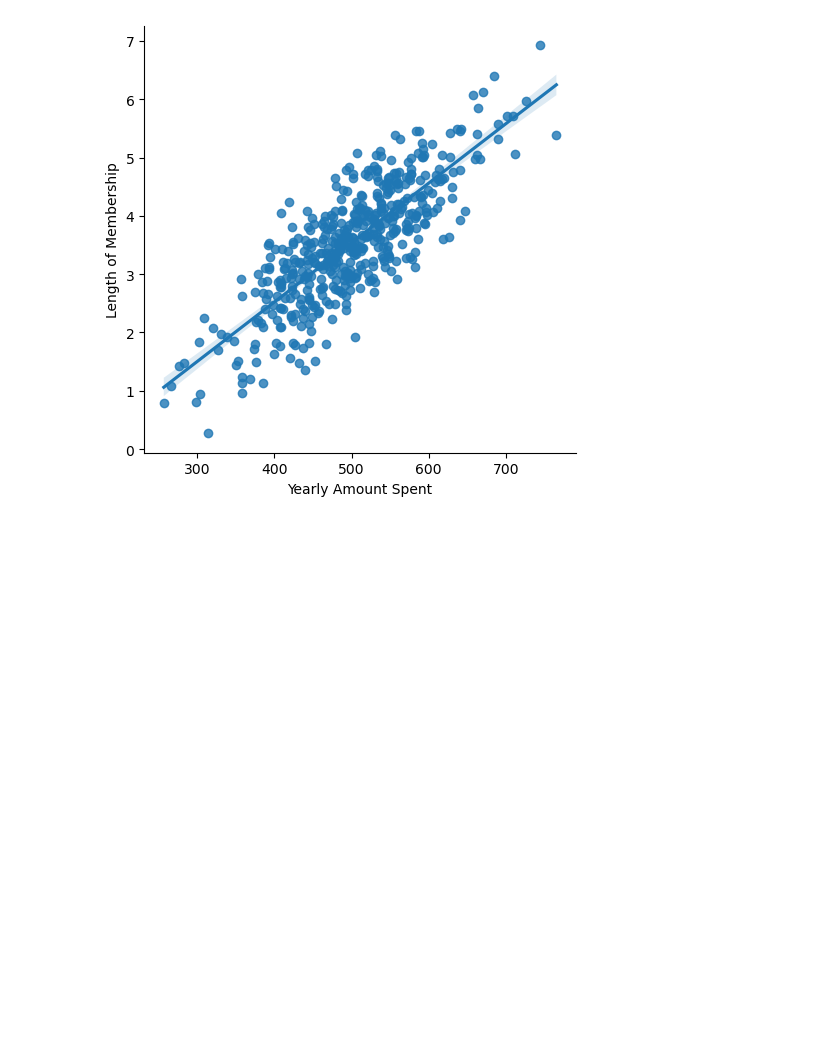
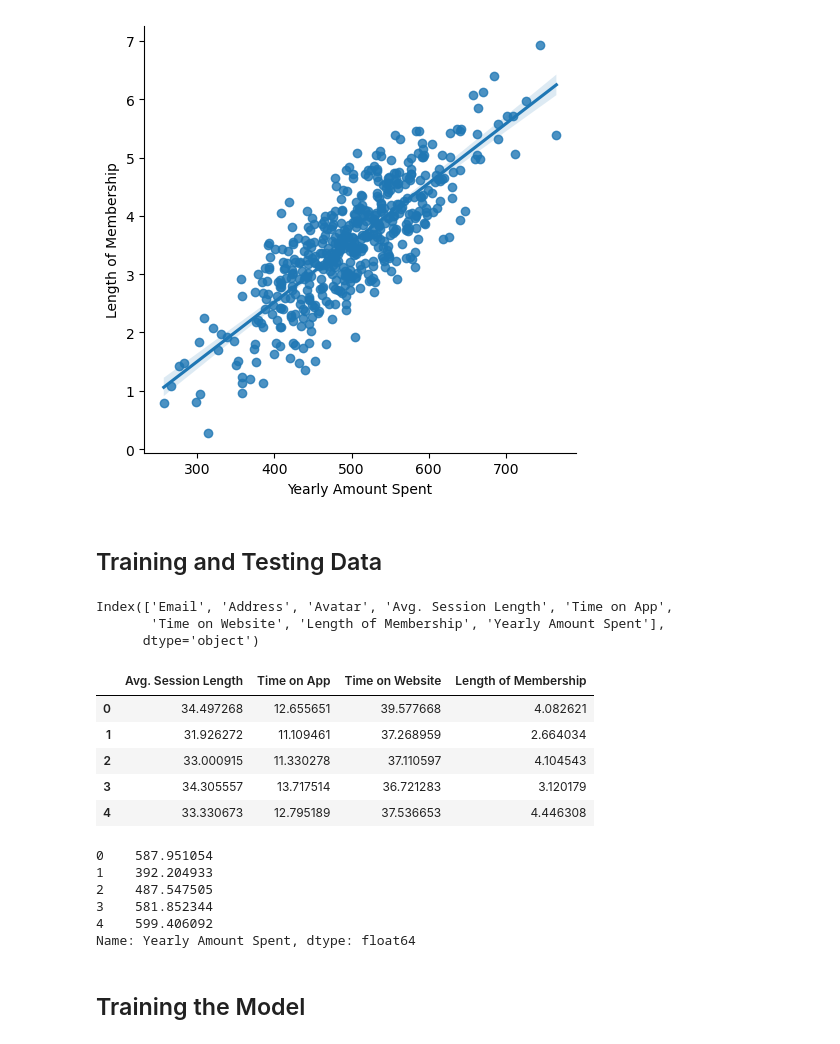
Before and after one commit to negarndn/Ecommerce-Platform-Analysis, a Jupyter notebook: Ecommerce-Platform-Analysis.ipynb, the cells around one changed output. Saved outputs shown, nothing was run; the diff lists cells and outputs as text; code cells hidden in the pictures; blank space fills up the shorter version.

Commit message:
build train and test data

```diff
--- a/Ecommerce-Platform-Analysis.ipynb
+++ b/Ecommerce-Platform-Analysis.ipynb
@@ -95,3 +95,22 @@ sns.lmplot(x= 'Yearly Amount Spent', y= 'Length of Membership', data= customers)
 # %% [output]
 <seaborn.axisgrid.FacetGrid at 0x...>
 [figure]
+# %% [markdown]
+## Training and Testing Data
+# %%
+customers.columns
+# %% [output]
+Index(['Email', 'Address', 'Avatar', 'Avg. Session Length', 'Time on App',
+       'Time on Website', 'Length of Membership', 'Yearly Amount Spent'],
+      dtype='object')
+# %%
+X= customers[['Avg. Session Length', 'Time on App', 'Time on Website', 'Length of Membership']]
+# %%
+X.head()
+# %% [output]
+|  | Avg. Session Length | Time on App | Time on Website | Length of Membership |
+| 0 | 34.497268 | 12.655651 | 39.577668 | 4.082621 |
+| 1 | 31.926272 | 11.109461 | 37.268959 | 2.664034 |
+| 2 | 33.000915 | 11.330278 | 37.110597 | 4.104543 |
+| 3 | 34.305557 | 13.717514 | 36.721283 | 3.120179 |
+| 4 | 33.330673 | 12.795189 | 37.536653 | 4.446308 |
@@ -97,0 +119,9 @@ sns.lmplot(x= 'Yearly Amount Spent', y= 'Length of Membership', data= customers)
+# %%
+y.head()
+# %% [output]
+0    587.951054
+1    392.204933
+2    487.547505
+3    581.852344
+4    599.406092
+Name: Yearly Amount Spent, dtype: float64
@@ -97,0 +132,2 @@ sns.lmplot(x= 'Yearly Amount Spent', y= 'Length of Membership', data= customers)
+# %% [markdown]
+## Training the Model
```
Also changed, not shown: parts of 3 cells of this notebook.
